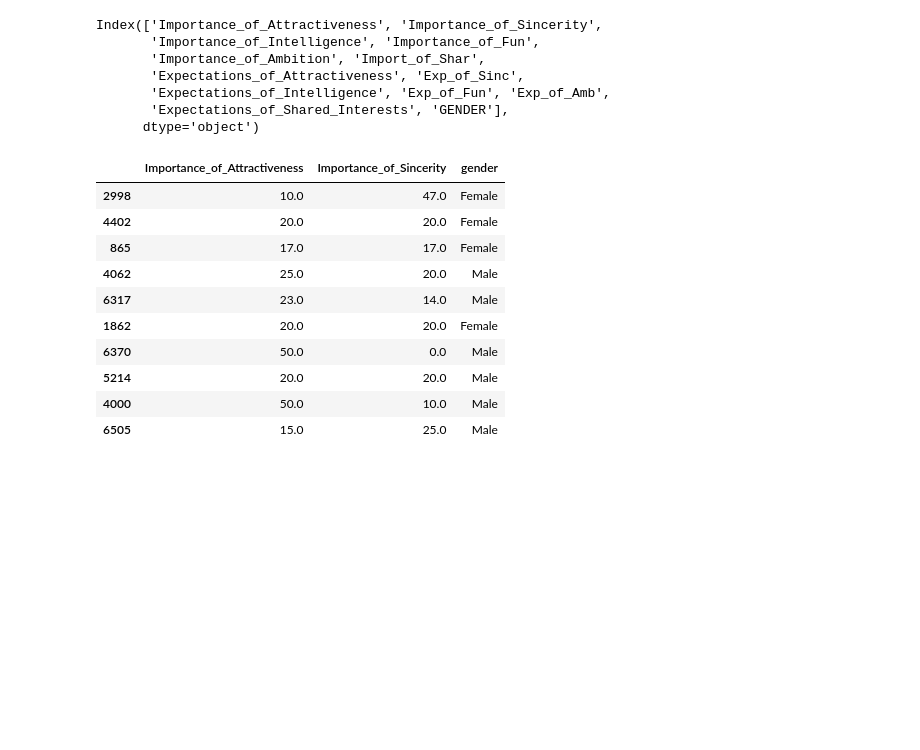
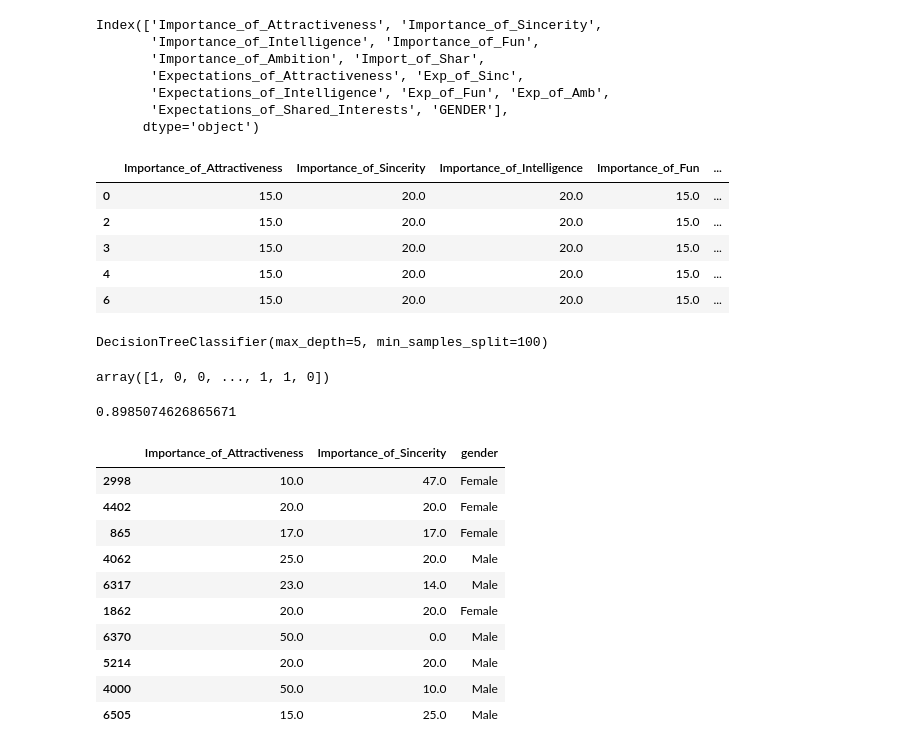
Before and after one commit to serinamarie/CS-Build-Sprint-1, a Jupyter notebook: DecisionTreeClassifier.ipynb, the cells around one changed output. Saved outputs shown, nothing was run; the diff lists cells and outputs as text; code cells hidden in the pictures; blank space fills up the shorter version.

```diff
--- a/DecisionTreeClassifier.ipynb
+++ b/DecisionTreeClassifier.ipynb
@@ -470,5 +482,8 @@ dtype: int64
+# %%
+min_samples = 100
+max_depth = 5
 # %%
-dtc = DecisionTreeClassifier(max_depth=3)
+dtc = DecisionTreeClassifier(min_samples=min_samples, max_depth=max_depth)
 # %%
 dtc.fit(dating_train)
 # %% [output]
@@ -496,3 +511,30 @@ Index(['Importance_of_Attractiveness', 'Importance_of_Sincerity',
        'Expectations_of_Intelligence', 'Exp_of_Fun', 'Exp_of_Amb',
        'Expectations_of_Shared_Interests', 'GENDER'],
       dtype='object')
+# %%
+dating_train.head()
+# %% [output]
+|  | Importance_of_Attractiveness | Importance_of_Sincerity | Importance_of_Intelligence | Importance_of_Fun | ... |
+| 0 | 15.0 | 20.0 | 20.0 | 15.0 | ... |
+| 2 | 15.0 | 20.0 | 20.0 | 15.0 | ... |
+| 3 | 15.0 | 20.0 | 20.0 | 15.0 | ... |
+| 4 | 15.0 | 20.0 | 20.0 | 15.0 | ... |
+| 6 | 15.0 | 20.0 | 20.0 | 15.0 | ... |
+# %%
+# Compare to the big boy
+from sklearn.tree import DecisionTreeClassifier
+
+skdtc = DecisionTreeClassifier(
+    min_samples_split=min_samples,
+    max_depth=max_depth)
+
+X = dating_train.drop(columns='GENDER')
+y = dating_train['GENDER']
+
+skdtc.fit(X, y)
+# %% [output]
+DecisionTreeClassifier(max_depth=5, min_samples_split=100)
+# %%
+skdtc.predict(dating_test.drop(columns='GENDER'))
+# %% [output]
+array([1, 0, 0, ..., 1, 1, 0])
@@ -499 +544,5 @@ Index(['Importance_of_Attractiveness', 'Importance_of_Sincerity',
+# %%
+skdtc.score(X_test, y_test)
+# %% [output]
+0.8985074626865671
 # %%
```
Also changed, not shown: parts of 16 cells of this notebook, 1 other file.
